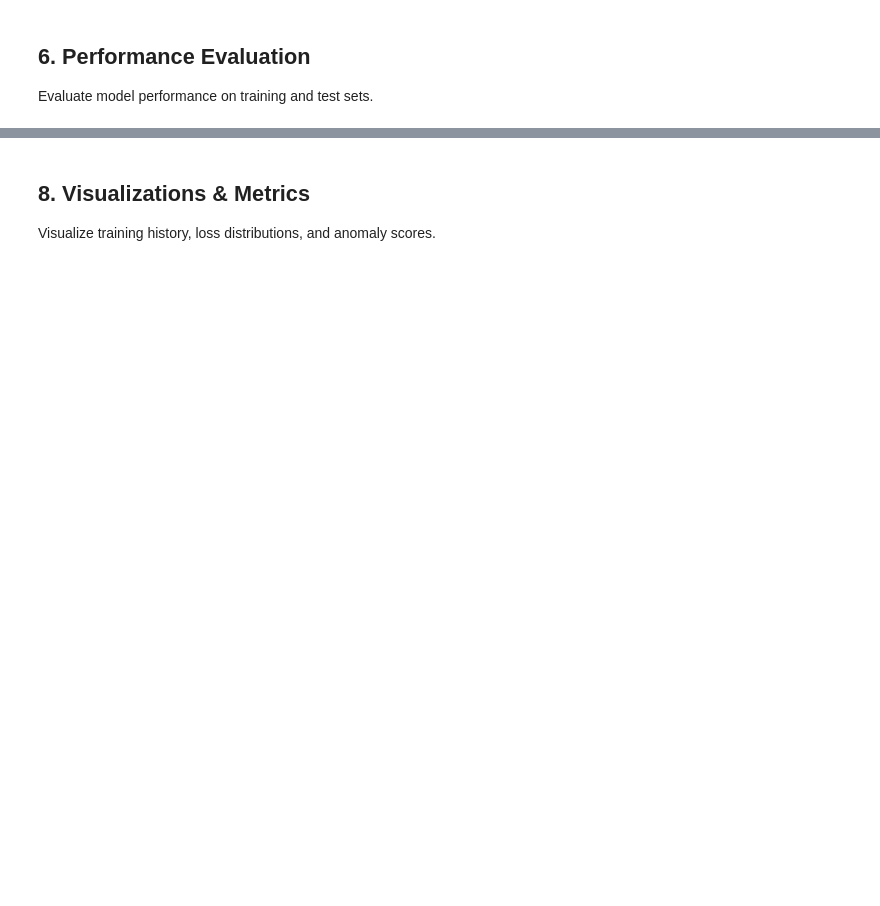
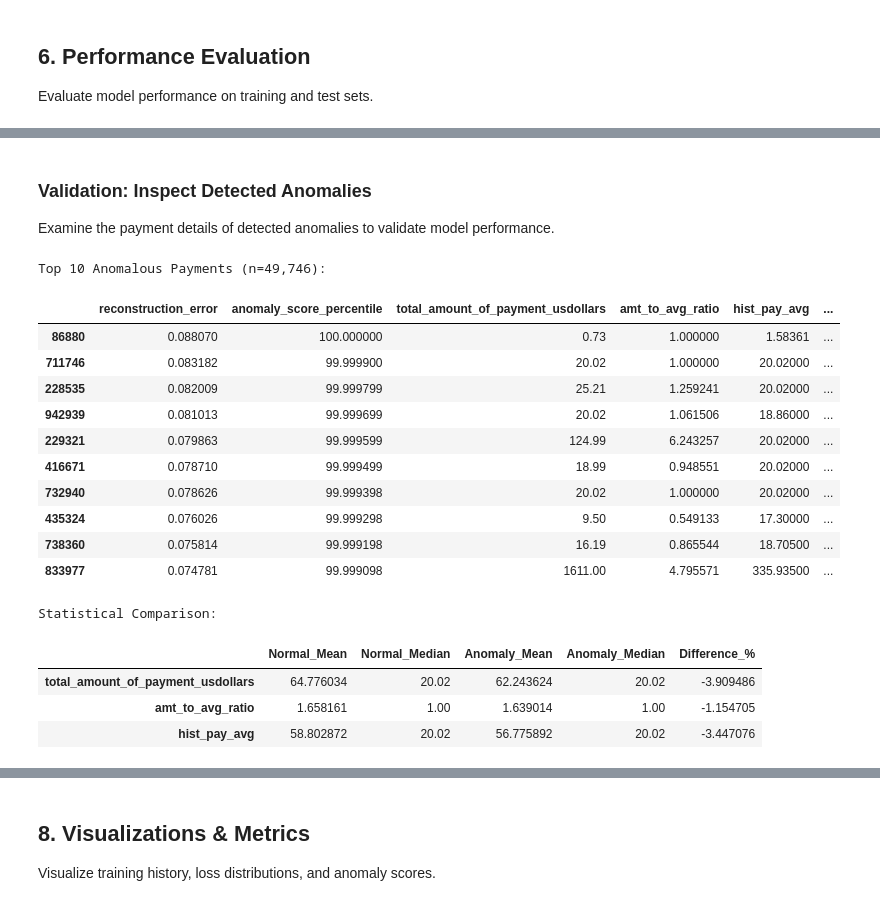
Before and after one commit to swapnilprakashpatil/aai540_3proj, a Jupyter notebook: notebooks/04_autoencoder_anomaly_detection.ipynb, the cells around one changed output, grey strips where cells are left out. Cells and saved outputs as stored; diff of their text form; code cells hidden in the pictures; blank space fills up the shorter version.

Commit message:
auto encoder model

```diff
--- a/notebooks/04_autoencoder_anomaly_detection.ipynb
+++ b/notebooks/04_autoencoder_anomaly_detection.ipynb
@@ -218,0 +277,67 @@ print(f"Score: Mean={all_reconstruction_errors.mean():.6f} | Median={np.median(a
+# %% [markdown]
+### Validation: Inspect Detected Anomalies
+
+Examine the payment details of detected anomalies to validate model performance.
+# %%
+# Create results dataframe with anomaly scores
+anomaly_results = df_payments.copy()
+anomaly_results['reconstruction_error'] = all_reconstruction_errors
+anomaly_results['is_anomaly'] = anomaly_labels
+anomaly_results['anomaly_score_percentile'] = pd.Series(all_reconstruction_errors).rank(pct=True) * 100
+
+# Filter anomalies and normal payments
+anomalies_df = anomaly_results[anomaly_results['is_anomaly'] == 1].copy()
+anomalies_df = anomalies_df.sort_values('reconstruction_error', ascending=False)
+normal_df = anomaly_results[anomaly_results['is_anomaly'] == 0]
+
+# Display key columns for top anomalies
+display_cols = [
+    'reconstruction_error',
+    'anomaly_score_percentile',
+    'total_amount_of_payment_usdollars',
+    'amt_to_avg_ratio',
+    'hist_pay_avg',
+    'is_new_recipient',
+    'is_weekend',
+    'is_high_risk_nature',
+    'covered_recipient_type',
+    'nature_of_payment_or_transfer_of_value'
+]
+
+available_cols = [col for col in display_cols if col in anomalies_df.columns]
+print(f"Top 10 Anomalous Payments (n={len(anomalies_df):,}):")
+display(anomalies_df[available_cols].head(10))
+
+# Statistical comparison
+comparison_features = ['total_amount_of_payment_usdollars', 'amt_to_avg_ratio', 'hist_pay_avg']
+comparison_features = [f for f in comparison_features if f in anomaly_results.columns]
+
+if comparison_features:
+    comparison_stats = pd.DataFrame({
+        'Normal_Mean': normal_df[comparison_features].mean(),
+        'Normal_Median': normal_df[comparison_features].median(),
+        'Anomaly_Mean': anomalies_df[comparison_features].mean(),
+        'Anomaly_Median': anomalies_df[comparison_features].median(),
+        'Difference_%': ((anomalies_df[comparison_features].mean() - normal_df[comparison_features].mean()) /
+                        normal_df[comparison_features].mean() * 100)
+    })
+    print("\nStatistical Comparison:")
+    display(comparison_stats)
+# %% [output]
+Top 10 Anomalous Payments (n=49,746):
+|  | reconstruction_error | anomaly_score_percentile | total_amount_of_payment_usdollars | amt_to_avg_ratio | hist_pay_avg | ... |
+| 86880 | 0.088070 | 100.000000 | 0.73 | 1.000000 | 1.58361 | ... |
+| 711746 | 0.083182 | 99.999900 | 20.02 | 1.000000 | 20.02000 | ... |
+| 228535 | 0.082009 | 99.999799 | 25.21 | 1.259241 | 20.02000 | ... |
+| 942939 | 0.081013 | 99.999699 | 20.02 | 1.061506 | 18.86000 | ... |
+| 229321 | 0.079863 | 99.999599 | 124.99 | 6.243257 | 20.02000 | ... |
+| 416671 | 0.078710 | 99.999499 | 18.99 | 0.948551 | 20.02000 | ... |
+| 732940 | 0.078626 | 99.999398 | 20.02 | 1.000000 | 20.02000 | ... |
+| 435324 | 0.076026 | 99.999298 | 9.50 | 0.549133 | 17.30000 | ... |
+| 738360 | 0.075814 | 99.999198 | 16.19 | 0.865544 | 18.70500 | ... |
+| 833977 | 0.074781 | 99.999098 | 1611.00 | 4.795571 | 335.93500 | ... |
+Statistical Comparison:
+|  | Normal_Mean | Normal_Median | Anomaly_Mean | Anomaly_Median | Difference_% |
+| total_amount_of_payment_usdollars | 64.776034 | 20.02 | 62.243624 | 20.02 | -3.909486 |
+| amt_to_avg_ratio | 1.658161 | 1.00 | 1.639014 | 1.00 | -1.154705 |
+| hist_pay_avg | 58.802872 | 20.02 | 56.775892 | 20.02 | -3.447076 |
```
Also changed, not shown: parts of 21 cells of this notebook, 3 other files.
